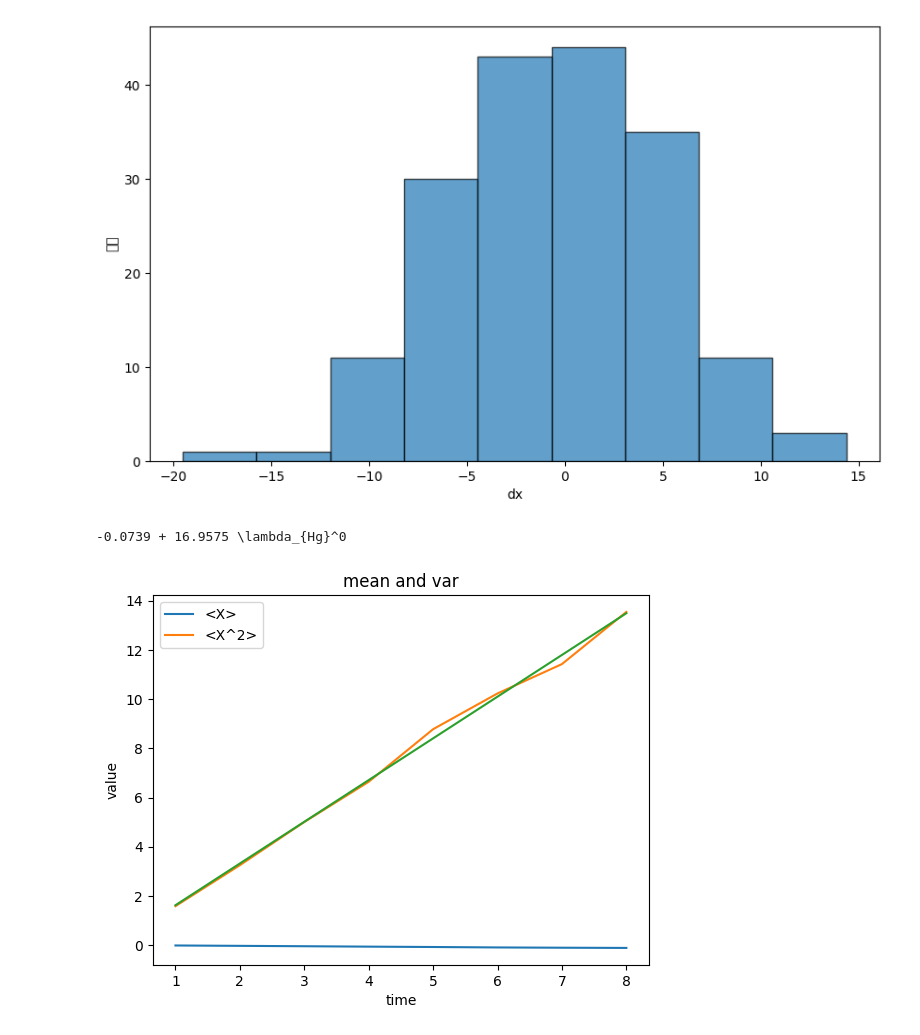
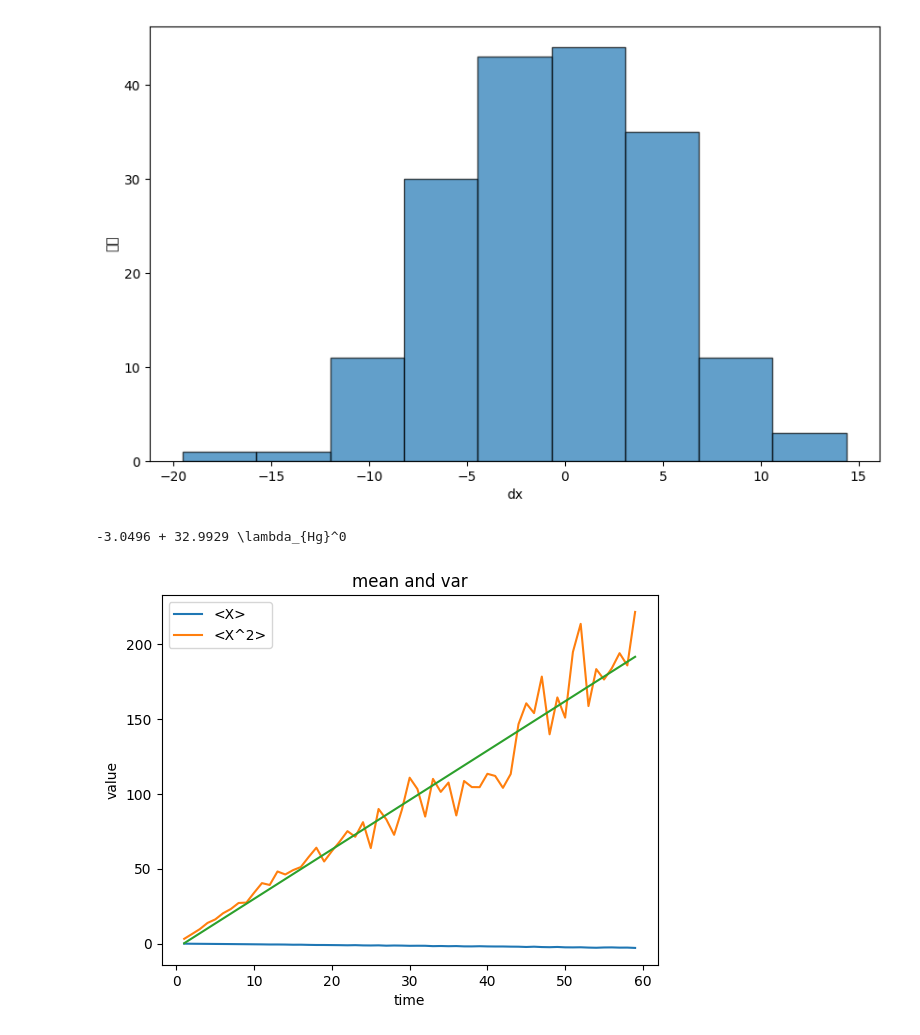
Before and after one commit to dark-but-spark/PHY104BExperiments-of-Fundamental-Physics, a Jupyter notebook: 大实验/cal.ipynb, the cells around one changed output. Saved outputs shown, nothing was run; the diff lists cells and outputs as text; code cells hidden in the pictures.

```diff
--- a/大实验/cal.ipynb
+++ b/大实验/cal.ipynb
@@ -4,7 +4,7 @@ import numpy as np
 import pandas as pd
 for o in range(2,7):
     f=open("5.20-"+str(o)+".in","r")
-    n=180
+    n=1800
     t=[0]*n
     a=[0]*n
     b=[0]*n
@@ -19,7 +19,7 @@ for o in range(2,7):
         b[i]=float(s[2])
         t[i]=float(s[0])
 
-    for i in range(1,9):
+    for i in range(1,60):
         for j in range(i,n,i):
             dx[i].append((a[j]-a[j-i]))
     df=pd.DataFrame(dx[0:9])
@@ -34,12 +34,14 @@ for o in range(2,7):
     df=df.join(pd.DataFrame({"<x>":x[1:9]}))
     df=df.join(pd.DataFrame({"<x^2>":x2[1:9]}))
     df=df.join(pd.DataFrame({"SE":SE[1:9]}))
-    df.to_excel("5.20-"+str(o)+"(cal).xlsx",index=False)
-    beta,apha= np.polyfit(t[1:9],x2[1:9], 1,cov=False)
+    df.to_excel("5.20-"+str(o)+"(cal,1800).xlsx",index=False)
+    beta,apha= np.polyfit(t[1:60],x2[1:60], 1,cov=False)
     print(format(apha,'.4f'),'+',format(beta,'.4f'),'\\lambda_{Hg}^0')
-    plt.plot(range(1,9),x[1:9],label="<X>")
-    plt.plot(range(1,9),x2[1:9],label="<X^2>")
-    plt.plot(range(1,9),[i*beta+apha for i in range(1,9)],label="拟合")
+    plt.plot(range(1,60),x[1:60],label="<X>")
+    plt.plot(range(1,60),x2[1:60],label="<X^2>")
+    plt.plot(range(1,60),[i/10*beta+apha+2*SE[i] for i in range(1,60)],label="upper")
+    plt.plot(range(1,60),[i/10*beta+apha for i in range(1,60)],label="mid")
+    plt.plot(range(1,60),[i/10*beta+apha-2*SE[i] for i in range(1,60)],label="down")
     # plt.plot(t,x3,label="var")
     # plt.plot(a,b,label="a,b")
     plt.xlabel("time")
@@ -71,7 +74,7 @@ Text(0, 0.5, '频数')
 import matplotlib.pyplot as plt
 import numpy as np
 import pandas as pd
-f=open("5.20-"+"2"+".in","r")
+f=open("5.20-"+"6"+".in","r")
 n=1800
 t=[0]*n
 a=[0]*n
@@ -84,38 +87,38 @@ for i in range(n):
     s=f.readline().split()
     # print(s)
     a[i]=float(s[1])*1000
     b[i]=float(s[2])
     t[i]=float(s[0])
 
-for i in range(1,9):
+for i in range(1,60):
     for j in range(i,n,i):
         dx[i].append((a[j]-a[j-i]))
 df=pd.DataFrame(dx[0:9])
 
 
 
 for i in range(n):
     x[i]=np.mean(dx[i])
     x2[i]=np.mean([i*i for i in dx[i]])
     SE[i]=(np.var(dx[i]))**0.5
 df=df.T
 df=df.join(pd.DataFrame({"<x>":x[1:9]}))
 df=df.join(pd.DataFrame({"<x^2>":x2[1:9]}))
 df=df.join(pd.DataFrame({"SE":SE[1:9]}))
-df.to_excel("5.20-"+"2"+"(cal,1800).xlsx",index=False)
-beta,apha= np.polyfit(t[1:9],x2[1:9], 1,cov=False)
+df.to_excel("5.20-"+"6"+"(cal,1800).xlsx",index=False)
+beta,apha= np.polyfit(t[1:60],x2[1:60], 1,cov=False)
 print(format(apha,'.4f'),'+',format(beta,'.4f'),'\\lambda_{Hg}^0')
-plt.plot(range(1,9),x[1:9],label="<X>")
-plt.plot(range(1,9),x2[1:9],label="<X^2>")
-plt.plot(range(1,9),[i/10*beta+apha for i in range(1,9)],label="")
+plt.plot(range(1,60,1),x[1:60],label="<X>")
+plt.plot(range(1,60,1),x2[1:60],label="<X^2>")
+plt.plot(range(1,60,1),[i/10*beta+apha for i in range(1,60)],label="")
 # plt.plot(t,x3,label="var")
 # plt.plot(a,b,label="a,b")
 plt.xlabel("time")
 plt.ylabel("value")
 plt.title("mean and var")
 plt.legend()
 plt.show()
 f.close()
 # %% [output]
--0.0739 + 16.9575 \lambda_{Hg}^0
+-3.0496 + 32.9929 \lambda_{Hg}^0
-[figure, old version]
+[figure, new version]
```
Also changed, not shown: parts of 1 cell of this notebook, 5 other files.
